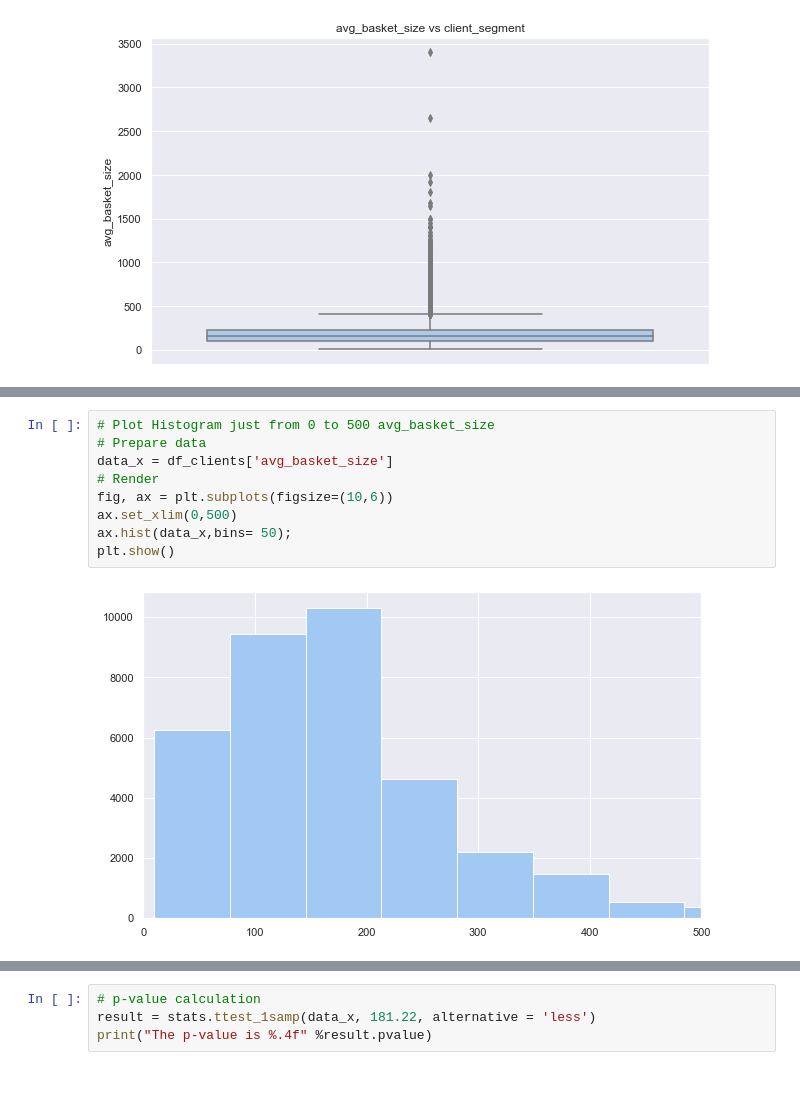
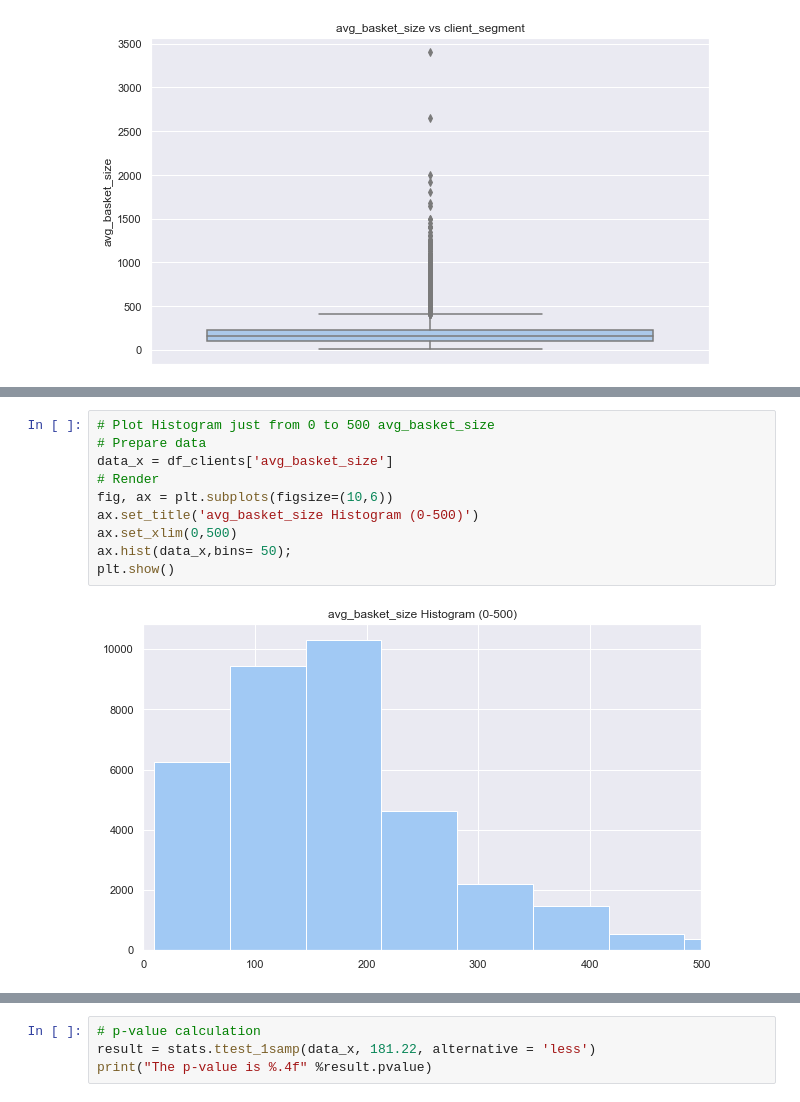
Before and after one commit to Javier-Alfonso-DS/S07T01_Hypothesis_Testing, a Jupyter notebook: S07_T01_Hypothesis_Testing.ipynb, the cells around one changed output, grey strips where cells are left out. Drawn from its saved outputs; the diff is of its cells as text.

```diff
--- a/S07_T01_Hypothesis_Testing.ipynb
+++ b/S07_T01_Hypothesis_Testing.ipynb
@@ -130,14 +154,15 @@ Let's plot our data (without outlayers) to see if it follows a normal distributi
 # %%
 # Plot Histogram just from 0 to 500 avg_basket_size
 # Prepare data
 data_x = df_clients['avg_basket_size']
 # Render
 fig, ax = plt.subplots(figsize=(10,6))
+ax.set_title('avg_basket_size Histogram (0-500)')
 ax.set_xlim(0,500)
 ax.hist(data_x,bins= 50);
 plt.show()
 # %% [output]
-[figure, old version]
+[figure, new version]
 # %% [markdown]
 ### Hypothesis testing (one variable):
 
```
Also changed, not shown: parts of 8 cells of this notebook.
